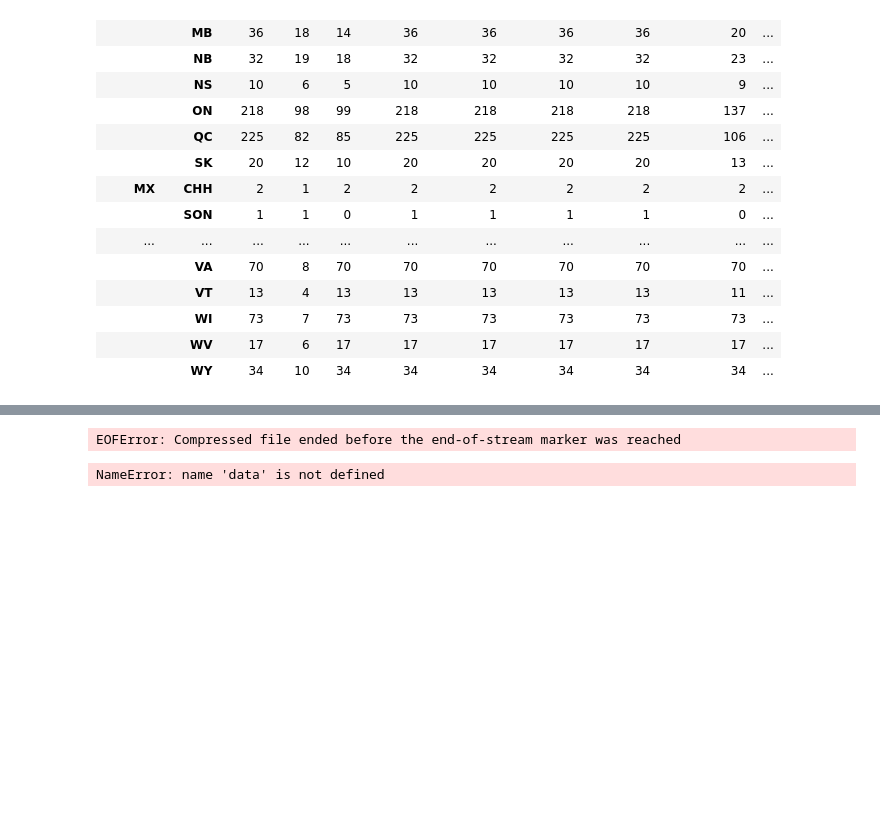
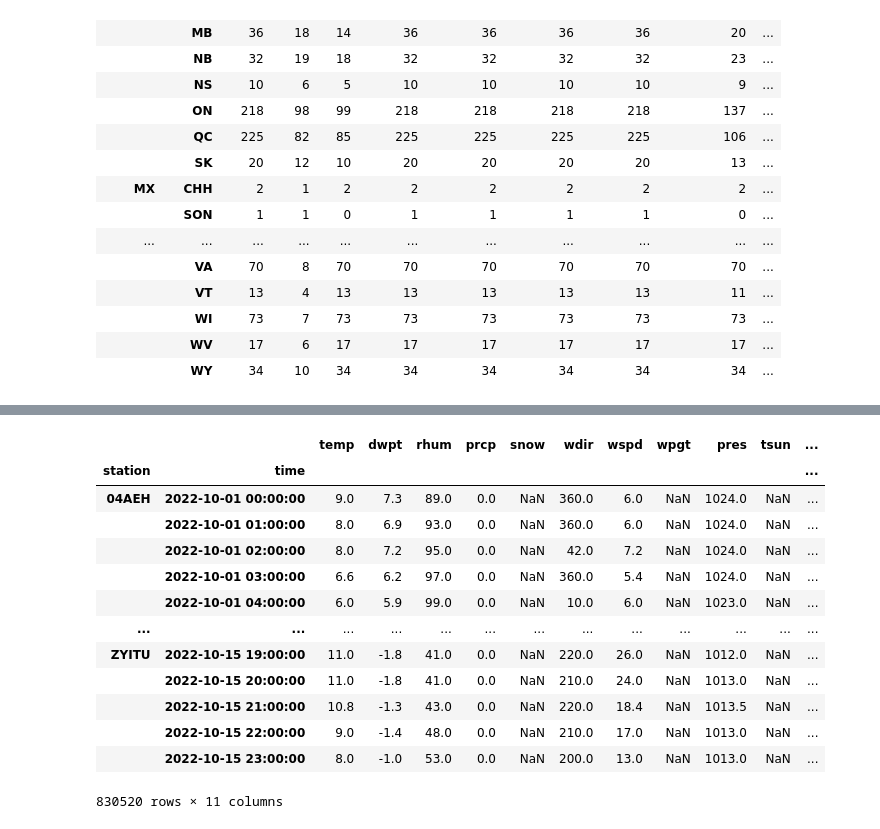
Before and after one commit to Pkeet99/Weatherman, a Jupyter notebook: data/generate_dataset.ipynb, the cells around one changed output, grey strips where cells are left out. Saved outputs shown, nothing was run; the diff lists cells and outputs as text; code cells hidden in the pictures; blank space fills up the shorter version.

```diff
--- a/data/generate_dataset.ipynb
+++ b/data/generate_dataset.ipynb
@@ -37,8 +37,8 @@ from meteostat import Hourly
 Hourly.cache_dir = r'data/cache'
 
 # Set time period
-start = datetime(2019, 1, 1)
-end = datetime(2022, 10, 16, 23, 59)
+start = datetime(2022, 10, 1)
+end = datetime(2022, 10, 15, 23, 59)
 
 # Get hourly data
 data = Hourly(stationlist, start, end)
@@ -65,5 +65,16 @@ Warning: Cannot load hourly/2020/O879F.csv.gz from https://bulk.meteostat.net/v2
+|  |  | temp | dwpt | rhum | prcp | snow | wdir | wspd | wpgt | pres | tsun | ... |
+| station | time |  |  |  |  |  |  |  |  |  |  | ... |
+| 04AEH | 2022-10-01 00:00:00 | 9.0 | 7.3 | 89.0 | 0.0 | NaN | 360.0 | 6.0 | NaN | 1024.0 | NaN | ... |
+|  | 2022-10-01 01:00:00 | 8.0 | 6.9 | 93.0 | 0.0 | NaN | 360.0 | 6.0 | NaN | 1024.0 | NaN | ... |
+|  | 2022-10-01 02:00:00 | 8.0 | 7.2 | 95.0 | 0.0 | NaN | 42.0 | 7.2 | NaN | 1024.0 | NaN | ... |
+|  | 2022-10-01 03:00:00 | 6.6 | 6.2 | 97.0 | 0.0 | NaN | 360.0 | 5.4 | NaN | 1024.0 | NaN | ... |
+|  | 2022-10-01 04:00:00 | 6.0 | 5.9 | 99.0 | 0.0 | NaN | 10.0 | 6.0 | NaN | 1023.0 | NaN | ... |
+| ... | ... | ... | ... | ... | ... | ... | ... | ... | ... | ... | ... | ... |
+| ZYITU | 2022-10-15 19:00:00 | 11.0 | -1.8 | 41.0 | 0.0 | NaN | 220.0 | 26.0 | NaN | 1012.0 | NaN | ... |
+|  | 2022-10-15 20:00:00 | 11.0 | -1.8 | 41.0 | 0.0 | NaN | 210.0 | 24.0 | NaN | 1013.0 | NaN | ... |
+|  | 2022-10-15 21:00:00 | 10.8 | -1.3 | 43.0 | 0.0 | NaN | 220.0 | 18.4 | NaN | 1013.5 | NaN | ... |
+|  | 2022-10-15 22:00:00 | 9.0 | -1.4 | 48.0 | 0.0 | NaN | 210.0 | 17.0 | NaN | 1013.0 | NaN | ... |
+|  | 2022-10-15 23:00:00 | 8.0 | -1.0 | 53.0 | 0.0 | NaN | 200.0 | 13.0 | NaN | 1013.0 | NaN | ... |
-EOFError: Compressed file ended before the end-of-stream marker was reached
+830520 rows × 11 columns
 # %%
-data.to_pickle('data/weatherraw.pkl')
+data.to_pickle('data/octweatherraw.pkl')
-# %% [output]
-NameError: name 'data' is not defined
```
Also changed, not shown: parts of 1 cell of this notebook, 2 other files.
